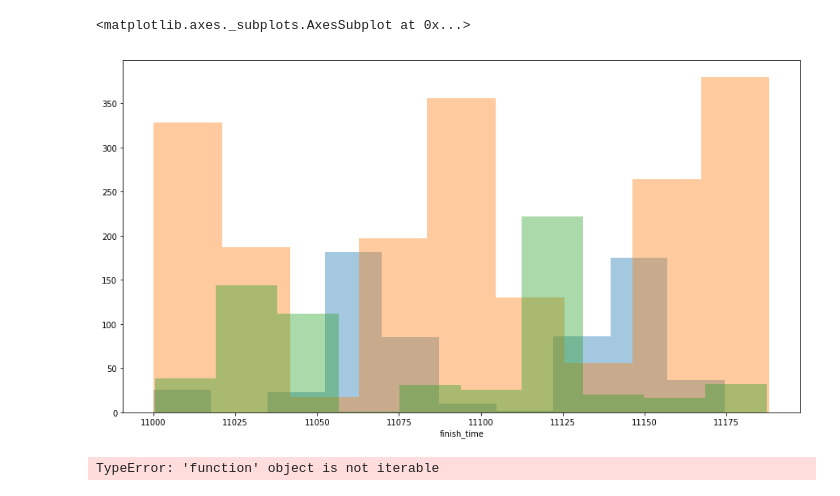
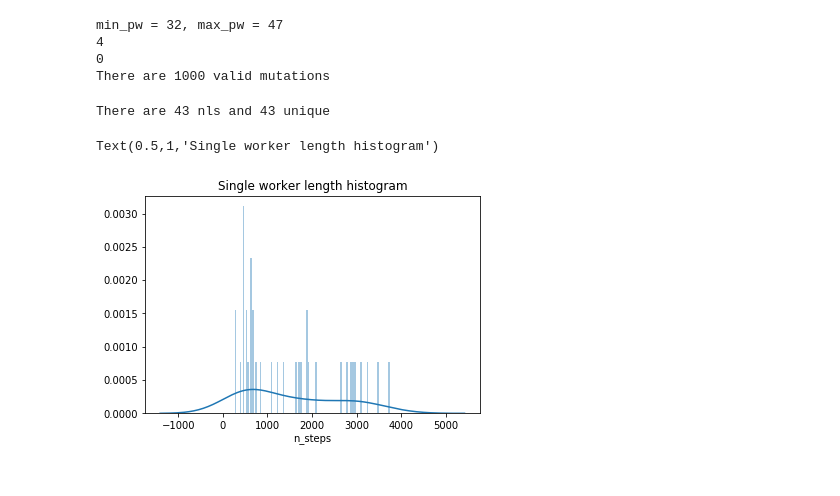
Before and after one commit to boyentenbi/ga-dist, a Jupyter notebook: distributed/notebooks/inspect_lengths.ipynb, the cells around one changed output. Saved outputs shown, nothing was run; the diff lists cells and outputs as text; code cells hidden in the pictures.

```diff
--- a/distributed/notebooks/inspect_lengths.ipynb
+++ b/distributed/notebooks/inspect_lengths.ipynb
@@ -4,7 +4,8 @@ import pandas
 import os
 import matplotlib
 import seaborn as sns
+import numpy as np
 % matplotlib inline
 matplotlib.rcParams['figure.figsize'] = [12,6]
-results = pandas.read_csv('/home/pc517/ga-dist/distributed/logs/2018:05:12-11:43:12/KangarooNoFrameskip-v4/6/results.csv')
+results = pandas.read_csv('/home/pc517/ga-dist/distributed/logs/2018:05:12-11:43:12/KangarooNoFrameskip-v4/6/resim_last_muts/resim_results.csv')
 # %%
@@ -45,19 +25,27 @@ plt.axvline(x=11031.423524141312)
-# %%
-def ts_filter(min, max):
-    return lambda x: min<=x<=max
-
-eval_finishes = valid_evals["finish_time"]
-mut_finishes = valid_muts["finish_time"]
-invalid_finishes = invalid_results["finish_time"]
-min = 11000
-max = 11200
-sns.distplot(eval_finishes[eval_finishes.apply(ts_filter(min,max))], kde=False, norm_hist=False)
-sns.distplot(mut_finishes[mut_finishes.apply(ts_filter(min,max))], kde=False, norm_hist=False)
-sns.distplot(invalid_finishes[invalid_finishes.apply(ts_filter(min,max))], kde=False, norm_hist=False)
-# %% [output]
-<matplotlib.axes._subplots.AxesSubplot at 0x...>
-[figure, removed]
-# %%
-sns.boxplot(valid_muts["worker_gen"].filter(ts_filter(3000,4000)), valid_muts["n_steps"].filter(ts_filter(3000,4000)))
-# %% [output]
-TypeError: 'function' object is not iterable
+# %%
+min_pw = min([len(a) for i, a in valid_muts.groupby("worker_id")])
+max_pw = max([len(a) for i, a in valid_muts.groupby("worker_id")])
+print("min_pw = {}, max_pw = {}".format(min_pw, max_pw))
+print(len(invalid_results))
+print(len(valid_evals))
+print("There are {} valid mutations".format(len(valid_muts)))
+# %% [output]
+min_pw = 32, max_pw = 47
+4
+0
+There are 1000 valid mutations
+# %%
+first_25_pw=valid_muts.sort_values(by="finish_time").groupby("worker_id").head(25)
+for wid in worker_ids:
+    assert len(first_25_pw[first_25_pw["worker_id"]==wid])==25
+worker_nls = valid_muts[valid_muts["worker_id"]==worker_ids[0]]["noise_list"]
+unique_nls = set(worker_nls)
+print("There are {} nls and {} unique".format(len(worker_nls), len(unique_nls)))
+# %% [output]
+There are 43 nls and 43 unique
+# %%
+sns.distplot(valid_muts[valid_muts["worker_id"]==worker_ids[2]]["n_steps"], bins= 100)
+plt.title("Single worker length histogram")
+# %% [output]
+Text(0.5,1,'Single worker length histogram')
+[figure, added]
```
Also changed, not shown: parts of 9 cells of this notebook, 22 other files.
